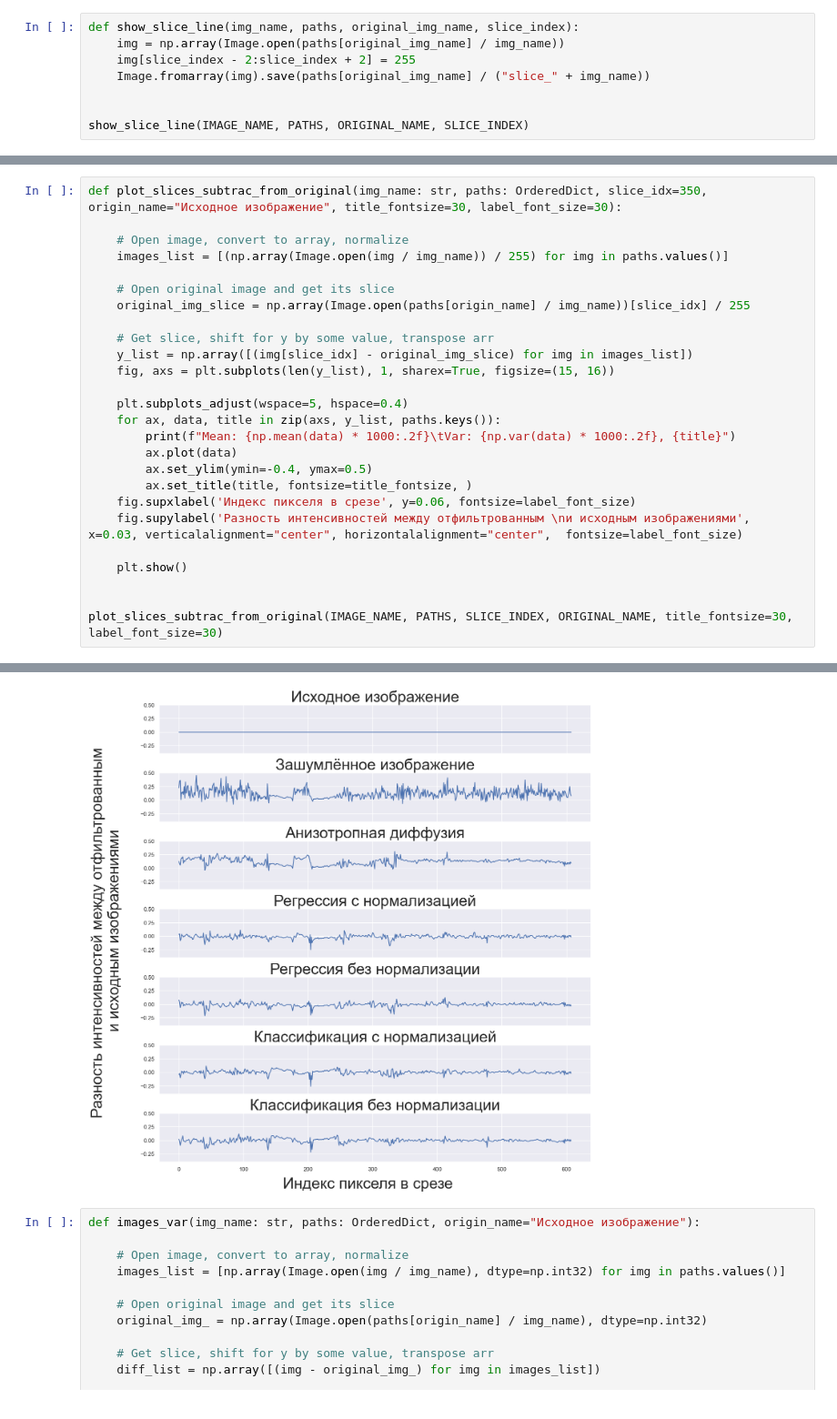
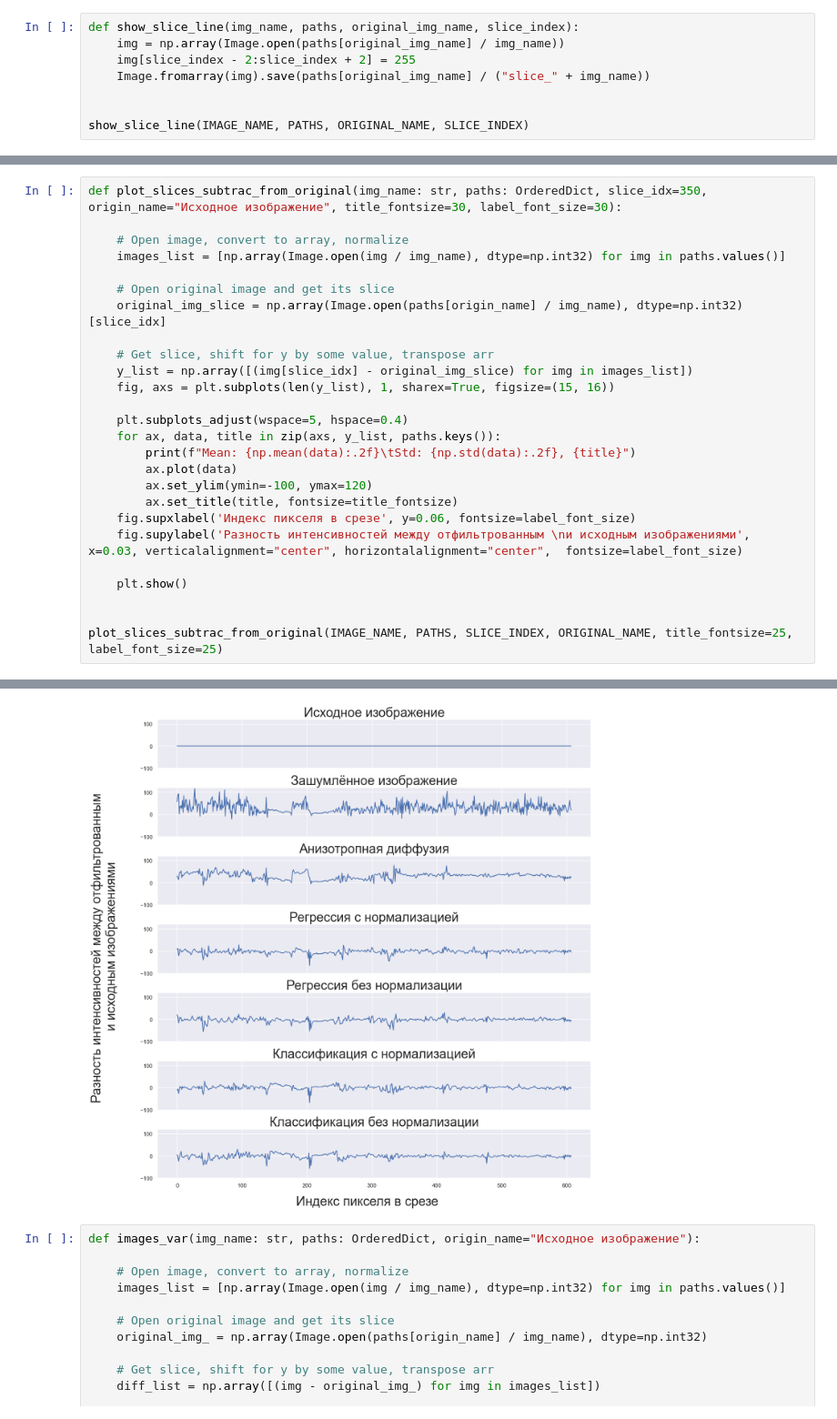
Before and after one commit to Felecort/NN_Filter_Radiolocation_Imgs, a Jupyter notebook: results/results_proc.ipynb, the cells around one changed output, grey strips where cells are left out. Shown at 91% size. Cells and saved outputs as stored; diff of their text form.

```diff
--- a/results/results_proc.ipynb
+++ b/results/results_proc.ipynb
@@ -73,10 +73,10 @@ plot_slices(IMAGE_NAME, PATHS, SLICE_INDEX, title_fontsize=30, label_font_size=3
 def plot_slices_subtrac_from_original(img_name: str, paths: OrderedDict, slice_idx=350, origin_name="Исходное изображение", title_fontsize=30, label_font_size=30):
 
     # Open image, convert to array, normalize
-    images_list = [(np.array(Image.open(img / img_name)) / 255) for img in paths.values()]
+    images_list = [np.array(Image.open(img / img_name), dtype=np.int32) for img in paths.values()]
 
     # Open original image and get its slice
-    original_img_slice = np.array(Image.open(paths[origin_name] / img_name))[slice_idx] / 255
+    original_img_slice = np.array(Image.open(paths[origin_name] / img_name), dtype=np.int32)[slice_idx]
 
     # Get slice, shift for y by some value, transpose arr
     y_list = np.array([(img[slice_idx] - original_img_slice) for img in images_list])
@@ -84,16 +84,16 @@ def plot_slices_subtrac_from_original(img_name: str, paths: OrderedDict, slice_i
 
     plt.subplots_adjust(wspace=5, hspace=0.4)
     for ax, data, title in zip(axs, y_list, paths.keys()):
-        print(f"Mean: {np.mean(data) * 1000:.2f}\tVar: {np.var(data) * 1000:.2f}, {title}")
+        print(f"Mean: {np.mean(data):.2f}\tStd: {np.std(data):.2f}, {title}")
         ax.plot(data)
-        ax.set_ylim(ymin=-0.4, ymax=0.5)
-        ax.set_title(title, fontsize=title_fontsize, )
+        ax.set_ylim(ymin=-100, ymax=120)
+        ax.set_title(title, fontsize=title_fontsize)
     fig.supxlabel('Индекс пикселя в срезе', y=0.06, fontsize=label_font_size)
     fig.supylabel('Разность интенсивностей между отфильтрованным \nи исходным изображениями', x=0.03, verticalalignment="center", horizontalalignment="center",  fontsize=label_font_size)
 
     plt.show()
 
 
-plot_slices_subtrac_from_original(IMAGE_NAME, PATHS, SLICE_INDEX, ORIGINAL_NAME, title_fontsize=30, label_font_size=30)
+plot_slices_subtrac_from_original(IMAGE_NAME, PATHS, SLICE_INDEX, ORIGINAL_NAME, title_fontsize=25, label_font_size=25)
 # %% [output]
 Mean: 0.00      Var: 0.00, Исходное изображение
@@ -106,4 +106,4 @@ Mean: -3.64     Var: 1.35, Классификация без нормализа
-[figure, old version]
+[figure, new version]
 # %%
 def images_var(img_name: str, paths: OrderedDict, origin_name="Исходное изображение"):
 
```
Also changed, not shown: parts of 2 cells of this notebook.
